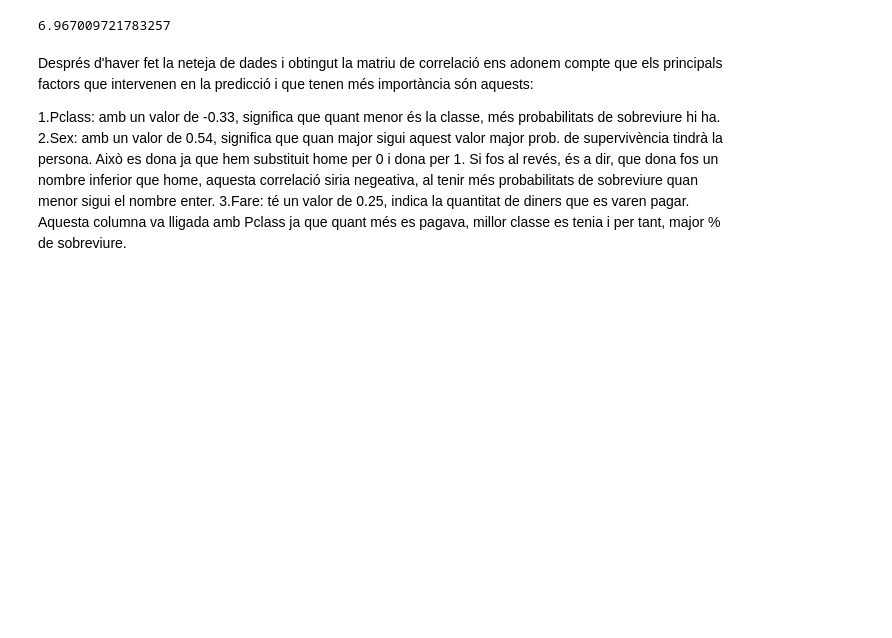
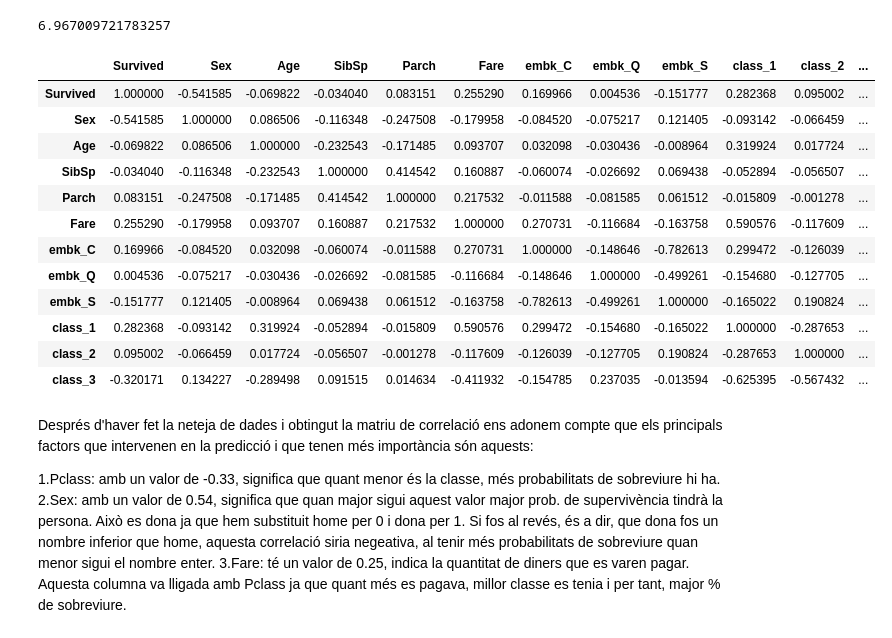
Before and after one commit to jaaumeadrover/2aPracticaIA, a Jupyter notebook: 2aPractica IA.ipynb, the cells around one changed output. Cells and saved outputs as stored; diff of their text form; code cells hidden in the pictures; blank space fills up the shorter version.

```diff
--- a/2aPractica IA.ipynb
+++ b/2aPractica IA.ipynb
@@ -315,6 +312,22 @@ data
 data['Parch'].max()
 # %% [output]
 6.967009721783257
+# %%
+data.corr()
+# %% [output]
+|  | Survived | Sex | Age | SibSp | Parch | Fare | embk_C | embk_Q | embk_S | class_1 | class_2 | ... |
+| Survived | 1.000000 | -0.541585 | -0.069822 | -0.034040 | 0.083151 | 0.255290 | 0.169966 | 0.004536 | -0.151777 | 0.282368 | 0.095002 | ... |
+| Sex | -0.541585 | 1.000000 | 0.086506 | -0.116348 | -0.247508 | -0.179958 | -0.084520 | -0.075217 | 0.121405 | -0.093142 | -0.066459 | ... |
+| Age | -0.069822 | 0.086506 | 1.000000 | -0.232543 | -0.171485 | 0.093707 | 0.032098 | -0.030436 | -0.008964 | 0.319924 | 0.017724 | ... |
+| SibSp | -0.034040 | -0.116348 | -0.232543 | 1.000000 | 0.414542 | 0.160887 | -0.060074 | -0.026692 | 0.069438 | -0.052894 | -0.056507 | ... |
+| Parch | 0.083151 | -0.247508 | -0.171485 | 0.414542 | 1.000000 | 0.217532 | -0.011588 | -0.081585 | 0.061512 | -0.015809 | -0.001278 | ... |
+| Fare | 0.255290 | -0.179958 | 0.093707 | 0.160887 | 0.217532 | 1.000000 | 0.270731 | -0.116684 | -0.163758 | 0.590576 | -0.117609 | ... |
+| embk_C | 0.169966 | -0.084520 | 0.032098 | -0.060074 | -0.011588 | 0.270731 | 1.000000 | -0.148646 | -0.782613 | 0.299472 | -0.126039 | ... |
+| embk_Q | 0.004536 | -0.075217 | -0.030436 | -0.026692 | -0.081585 | -0.116684 | -0.148646 | 1.000000 | -0.499261 | -0.154680 | -0.127705 | ... |
+| embk_S | -0.151777 | 0.121405 | -0.008964 | 0.069438 | 0.061512 | -0.163758 | -0.782613 | -0.499261 | 1.000000 | -0.165022 | 0.190824 | ... |
+| class_1 | 0.282368 | -0.093142 | 0.319924 | -0.052894 | -0.015809 | 0.590576 | 0.299472 | -0.154680 | -0.165022 | 1.000000 | -0.287653 | ... |
+| class_2 | 0.095002 | -0.066459 | 0.017724 | -0.056507 | -0.001278 | -0.117609 | -0.126039 | -0.127705 | 0.190824 | -0.287653 | 1.000000 | ... |
+| class_3 | -0.320171 | 0.134227 | -0.289498 | 0.091515 | 0.014634 | -0.411932 | -0.154785 | 0.237035 | -0.013594 | -0.625395 | -0.567432 | ... |
 # %% [markdown]
 Després d'haver fet la neteja de dades i obtingut la matriu de correlació ens adonem compte que els principals factors que intervenen en la predicció i que tenen més importància són aquests:
 
```
Also changed, not shown: parts of 50 cells of this notebook.
